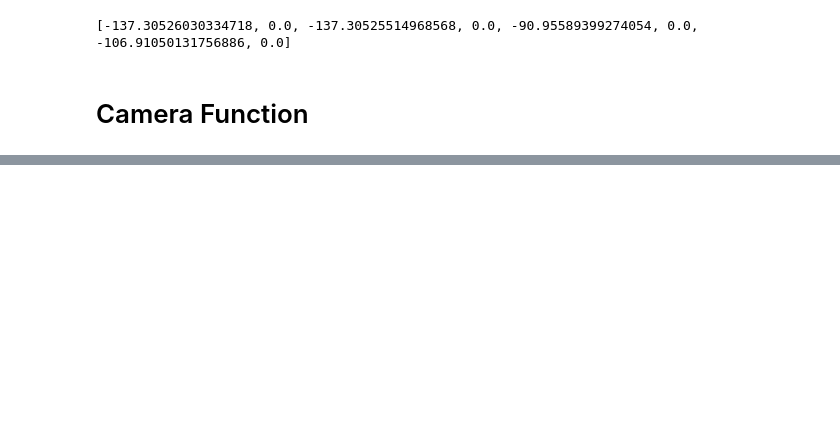
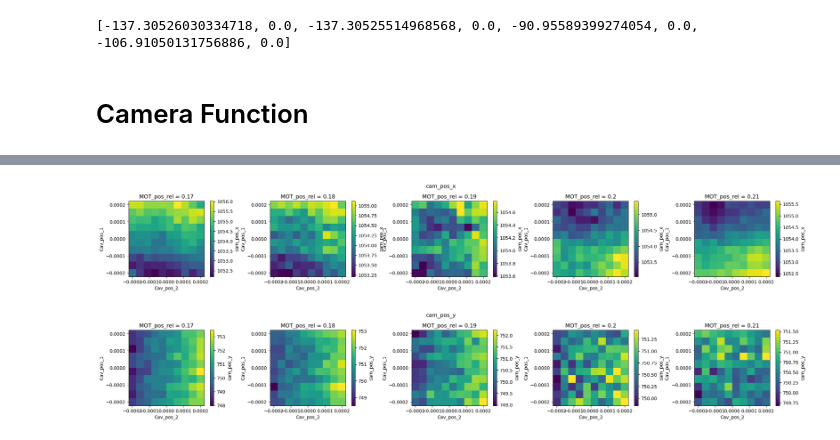
Before and after one commit to Stockholm254/servotest, a Jupyter notebook: src/expctl/servers/servoaligner/test.ipynb, the cells around one changed output, grey strips where cells are left out. Drawn from its saved outputs; the diff is of its cells as text; code cells hidden in the pictures; blank space fills up the shorter version.

```diff
--- a/src/expctl/servers/servoaligner/test.ipynb
+++ b/src/expctl/servers/servoaligner/test.ipynb
@@ -823,0 +962,9 @@ n_list=['servo_1x','servo_1y']
+# %%
+solver_0=Optical_system_solver()
+#scan_xr=scan_xarray_gen(var_str_list=['fl1','fl2','MOT_pos_1','MOT_pos_2'], range_list=[1e-2, 1e-2, 2e-4, 2e-4], num_list=[5,5,10,10], start_value_list=[fl1, MOT_pos_1, MOT_pos_2])
+#scan_xr=scan_xarray_gen(solver_0, var_str_list=['fl1','MOT_pos_rel','Cav_pos_1'], range_list=[1e-2, 4e-2, 4e-4], num_list=[5,20,20], start_value_list=[fl1, MOT_pos_rel, Cav_pos_1], params=params)
+#scan_xr=scan_xarray_gen(solver_0, var_str_list=['MOT_pos_rel','Cav_pos_2'], range_list=[4e-2, 4e-4], num_list=[20,20], start_value_list=[MOT_pos_rel, Cav_pos_2], params=params)
+scan_xr=scan_xarray_gen(solver_0, var_str_list=['MOT_pos_rel','Cav_pos_1','Cav_pos_2'], range_list=[2e-2, 5e-4, 5e-4], num_list=[5,20,20], start_value_list=[MOT_pos_rel , Cav_pos_1, Cav_pos_2], params=params)
+#scan_xr=scan_xarray_gen(solver_0, var_str_list=['fl1','fl2','Cav_pos_1','Cav_pos_2'], range_list=[1e-2, 1e-2, 4e-4, 4e-4], num_list=[5,5,10,10], start_value_list=[fl1, fl2, Cav_pos_1, Cav_pos_2], params=params)
+#scan_xr=scan_xarray_gen(solver_0, var_str_list=['dy0','MOT_pos_rel','Cav_pos_1','Cav_pos_2'], range_list=[2e-2, 2e-2, 4e-4, 4e-4], num_list=[5,5,10,10], start_value_list=[dy0,MOT_pos_rel,Cav_pos_1, Cav_pos_2], params=params)
+scan_xr
@@ -823,0 +989,3 @@ n_list=['servo_1x','servo_1y']
+# %%
+ds=iteration_actuator(servos, picam2, scan_xr)
+ds
@@ -823,0 +1005,19 @@ n_list=['servo_1x','servo_1y']
+# %%
+fig,axs=plt.subplots(1,5,figsize=(27,3))
+for i in range(5):
+    fig.suptitle('cam_pos_x', y=1.05)
+    ds['cam_pos_x'].isel(MOT_pos_rel=i).plot(ax=axs[i])
+    axs[i].set_aspect('equal')
+#fig.tight_layout()
+plt.show()
+
+fig,axs=plt.subplots(1,5,figsize=(27,3))
+for i in range(5):
+    fig.suptitle('cam_pos_y', y=1.05)
+    ds['cam_pos_y'].isel(MOT_pos_rel=i).plot(ax=axs[i])
+    axs[i].set_aspect('equal')
+#fig.tight_layout()
+plt.show()
+# %% [output]
+[figure, added]
+[figure, added]
```
Also changed, not shown: parts of 16 cells of this notebook, 1 other file.
